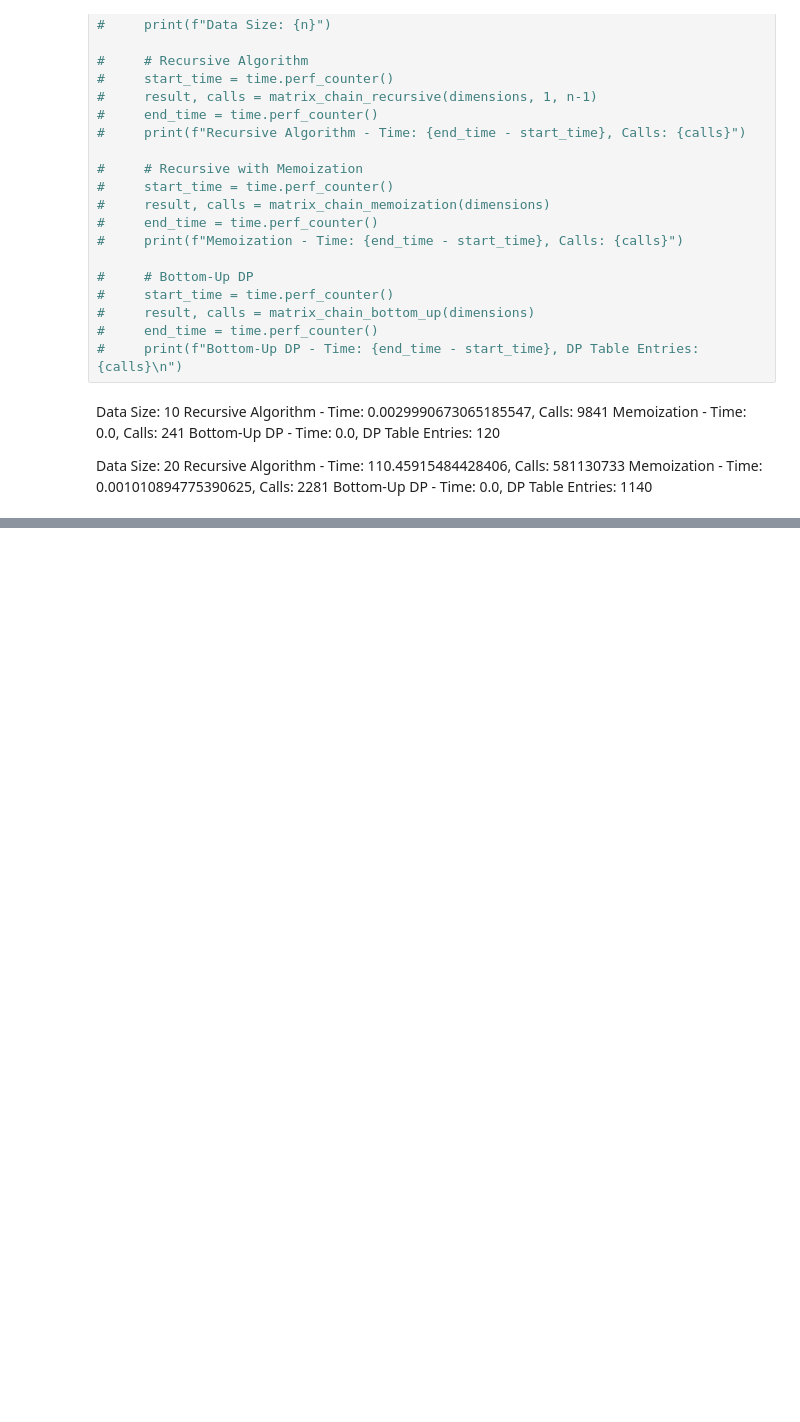
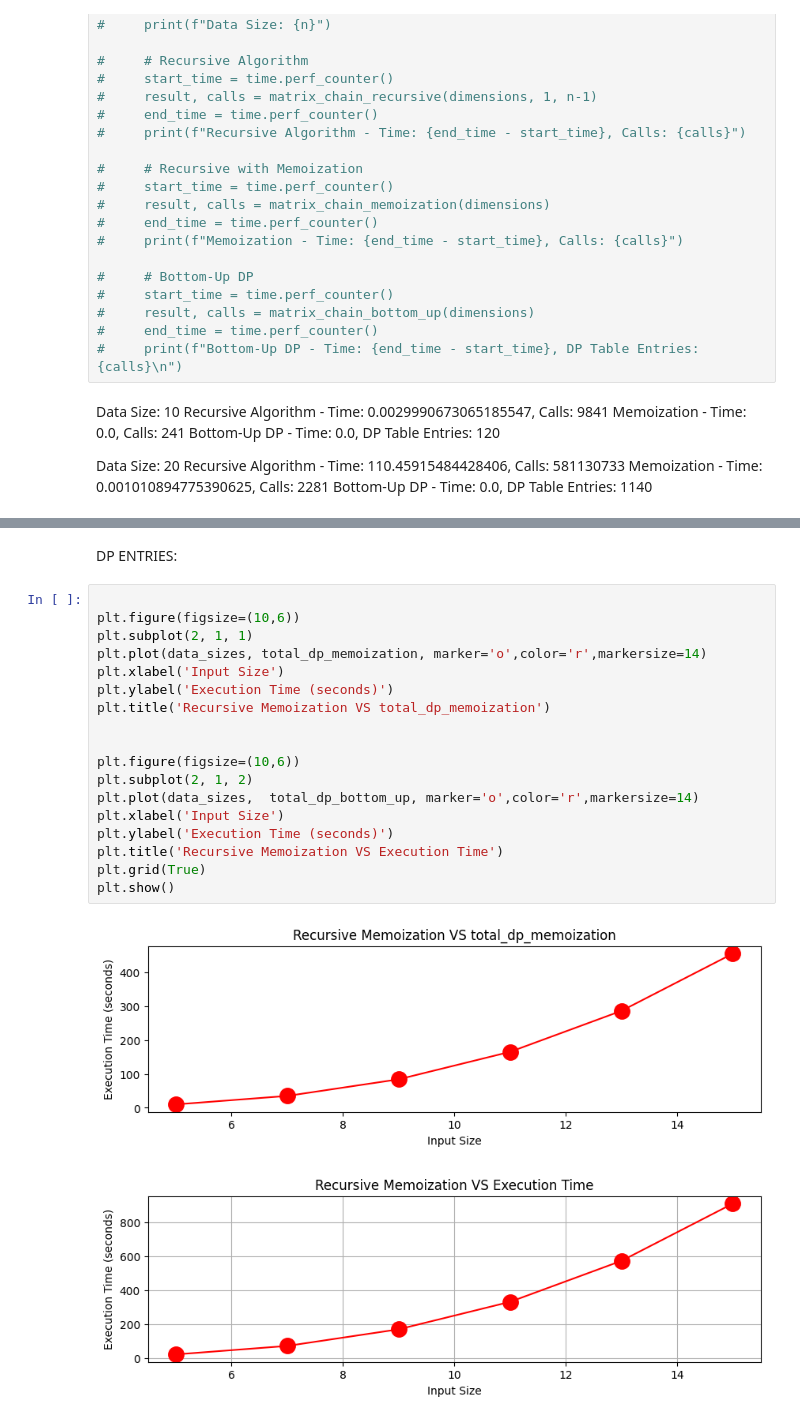
Before and after one commit to Sajithrajan03/DataStructures-and-Algorithms, a Jupyter notebook: Dynamic_Programing/ss/matrix_mul.ipynb, the cells around one changed output, grey strips where cells are left out. Saved outputs shown, nothing was run; the diff lists cells and outputs as text; blank space fills up the shorter version.

```diff
--- a/Dynamic_Programing/ss/matrix_mul.ipynb
+++ b/Dynamic_Programing/ss/matrix_mul.ipynb
@@ -247,0 +297,23 @@ total_calls_recursive
+# %% [markdown]
+DP ENTRIES:
+# %%
+
+plt.figure(figsize=(10,6))
+plt.subplot(2, 1, 1)
+plt.plot(data_sizes, total_dp_memoization, marker='o',color='r',markersize=14)
+plt.xlabel('Input Size')
+plt.ylabel('Execution Time (seconds)')
+plt.title('Recursive Memoization VS total_dp_memoization')
+
+
+plt.figure(figsize=(10,6))
+plt.subplot(2, 1, 2)
+plt.plot(data_sizes,  total_dp_bottom_up, marker='o',color='r',markersize=14)
+plt.xlabel('Input Size')
+plt.ylabel('Execution Time (seconds)')
+plt.title('Recursive Memoization VS Execution Time')
+plt.grid(True)
+plt.show()
+# %% [output]
+[figure, added]
+[figure, added]
```
Also changed, not shown: parts of 27 cells of this notebook, 5 other files.
